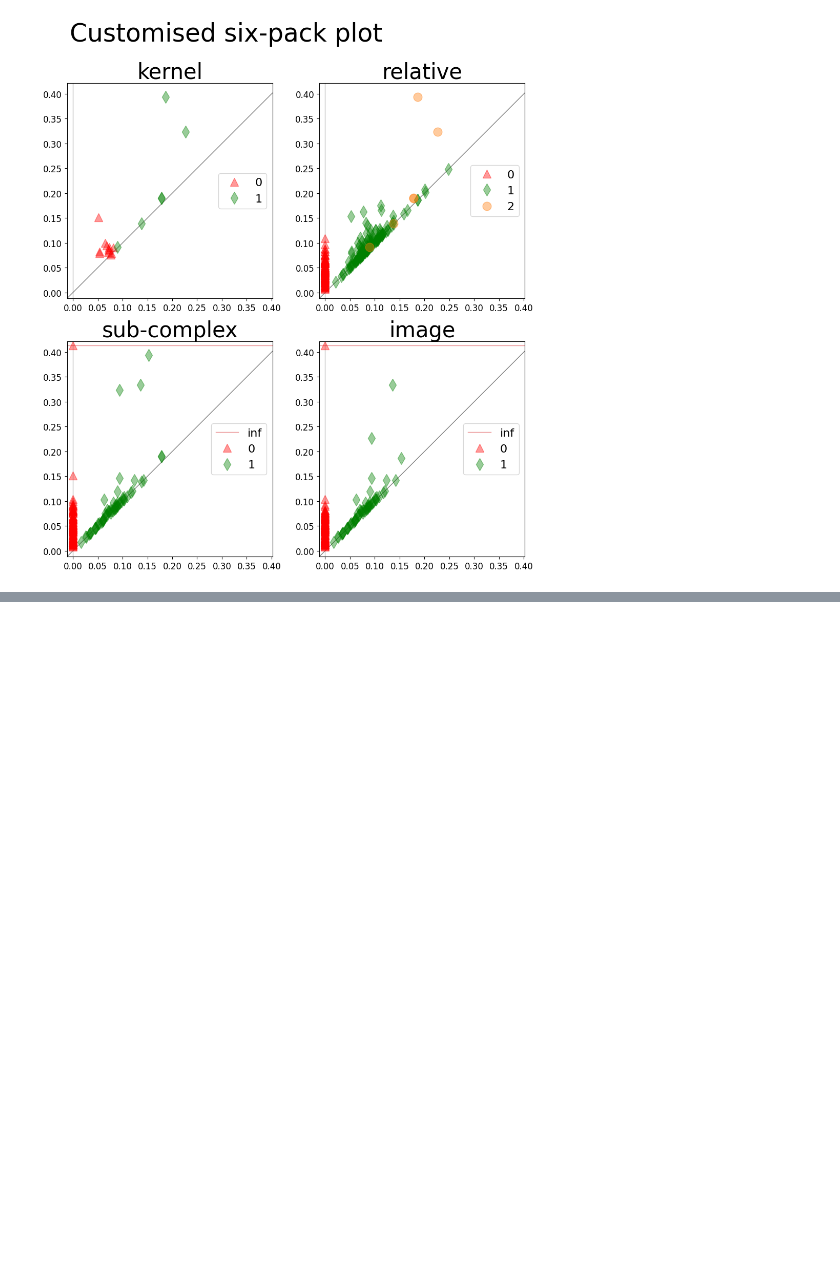
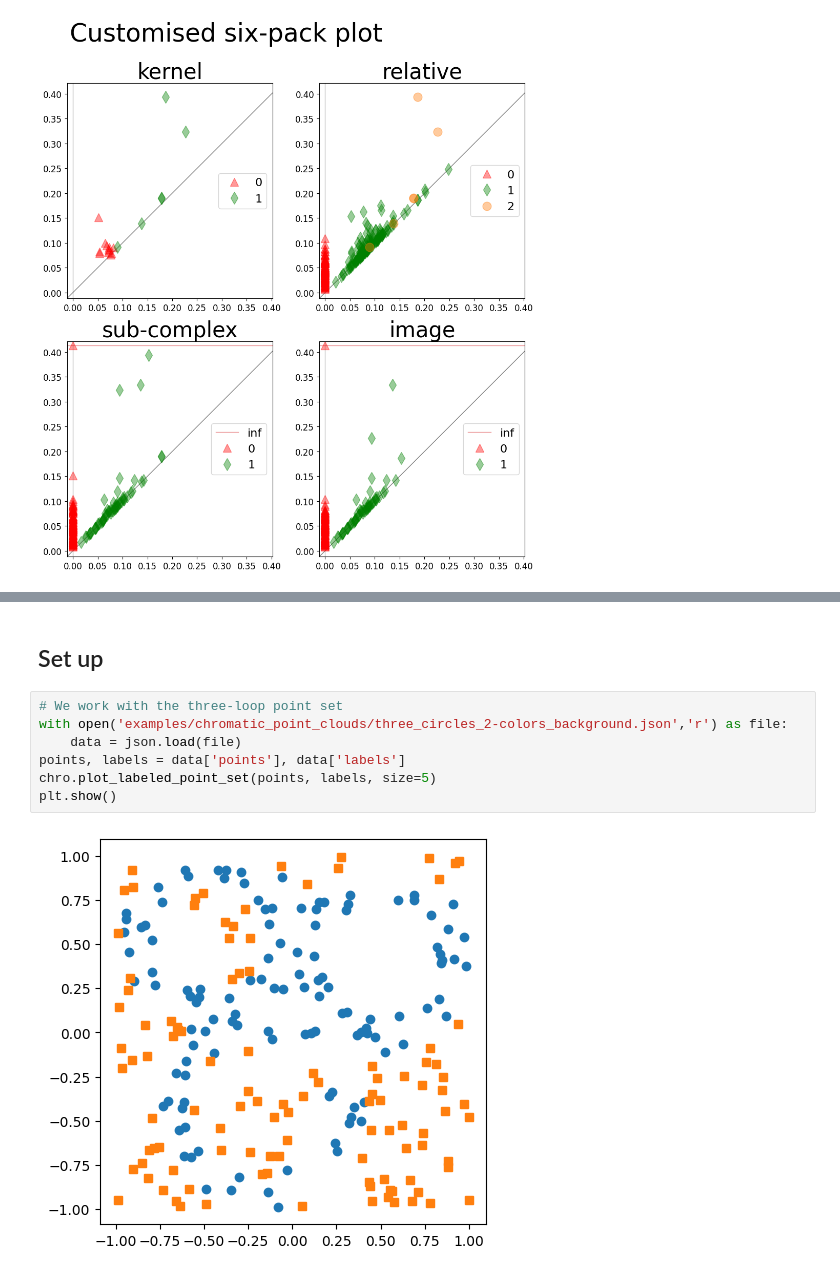
Before and after one commit to OnDraganov/chromatic-tda, a Jupyter notebook: manual.ipynb, the cells around one changed output, grey strips where cells are left out. Drawn from its saved outputs; the diff is of its cells as text; blank space fills up the shorter version.

```diff
--- a/manual.ipynb
+++ b/manual.ipynb
@@ -207,0 +222,11 @@ plt.show()
+# %% [markdown]
+## Set up
+# %%
+# We work with the three-loop point set
+with open('examples/chromatic_point_clouds/three_circles_2-colors_background.json','r') as file:
+    data = json.load(file)
+points, labels = data['points'], data['labels']
+chro.plot_labeled_point_set(points, labels, size=5)
+plt.show()
+# %% [output]
+[figure, added]
```
Also changed, not shown: parts of 29 cells of this notebook.
